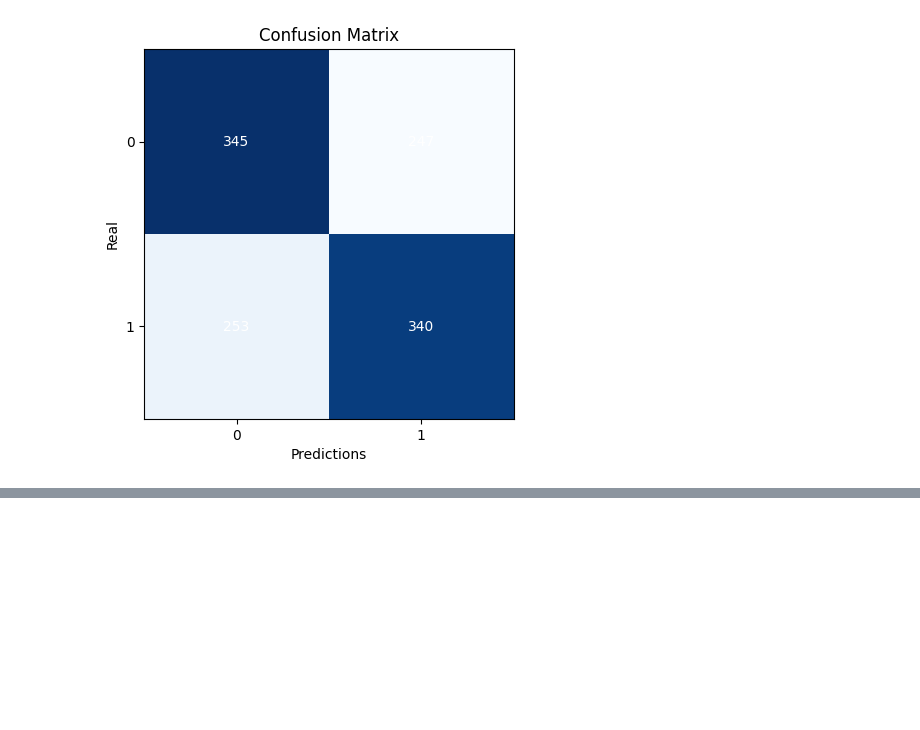
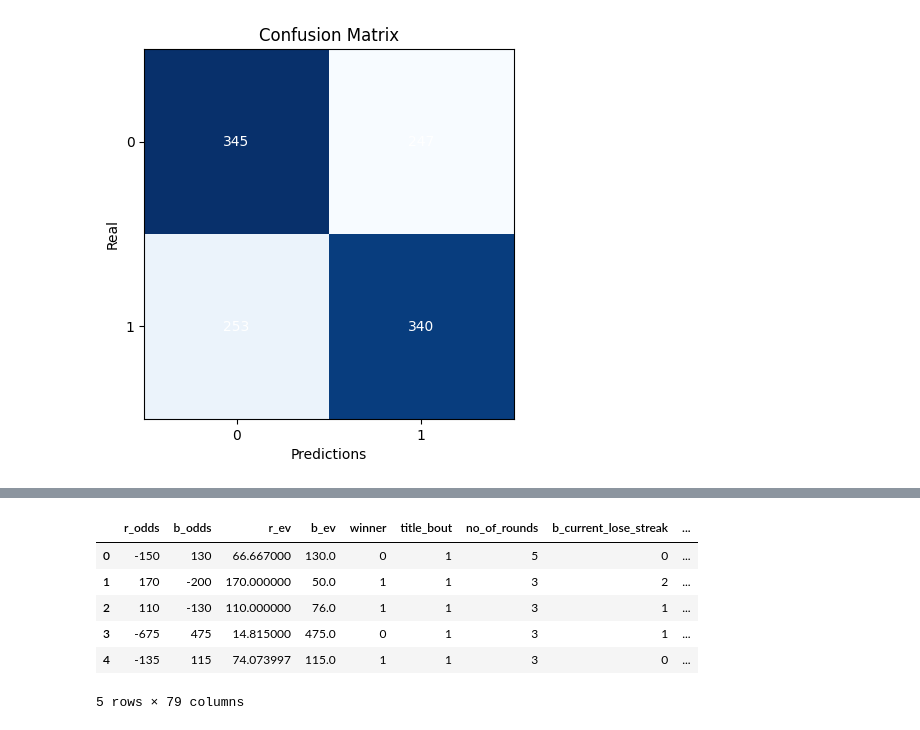
Before and after one commit to wilberquito/UFC-winner-predictor, a Jupyter notebook: lab/notebooks/ensemble.ipynb, the cells around one changed output, grey strips where cells are left out. Saved outputs shown, nothing was run; the diff lists cells and outputs as text; code cells hidden in the pictures; blank space fills up the shorter version.

```diff
--- a/lab/notebooks/ensemble.ipynb
+++ b/lab/notebooks/ensemble.ipynb
@@ -297,0 +411,33 @@ mongodb.send(to_save, mongoufc.noencoding_ensamble)
+# %%
+weight = pd.get_dummies(encoding['weight_class'], prefix='wclass')
+gender = pd.get_dummies(encoding['gender'], prefix='gender')
+b_stance = pd.get_dummies(encoding['b_stance'], prefix='b')
+r_stance = pd.get_dummies(encoding['r_stance'], prefix='r')
+better_rank = pd.get_dummies(encoding['better_rank'], prefix='better_rank')
+
+encoding = encoding.join(weight)
+encoding = encoding.join(gender)
+encoding = encoding.join(b_stance)
+encoding = encoding.join(r_stance)
+encoding = encoding.join(better_rank)
+
+columns = [
+    'weight_class',
+    'gender',
+    'b_stance',
+    'r_stance',
+    'better_rank'
+]
+encoding.drop(columns=columns,inplace=True)
+
+encoding.columns = list(map(lambda x : x.lower(), list(encoding.columns)))
+
+encoding.head()
+# %% [output]
+|  | r_odds | b_odds | r_ev | b_ev | winner | title_bout | no_of_rounds | b_current_lose_streak | ... |
+| 0 | -150 | 130 | 66.667000 | 130.0 | 0 | 1 | 5 | 0 | ... |
+| 1 | 170 | -200 | 170.000000 | 50.0 | 1 | 1 | 3 | 2 | ... |
+| 2 | 110 | -130 | 110.000000 | 76.0 | 1 | 1 | 3 | 1 | ... |
+| 3 | -675 | 475 | 14.815000 | 475.0 | 0 | 1 | 3 | 1 | ... |
+| 4 | -135 | 115 | 74.073997 | 115.0 | 1 | 1 | 3 | 0 | ... |
+5 rows × 79 columns
```
Also changed, not shown: parts of 13 cells of this notebook, 1 other file.
